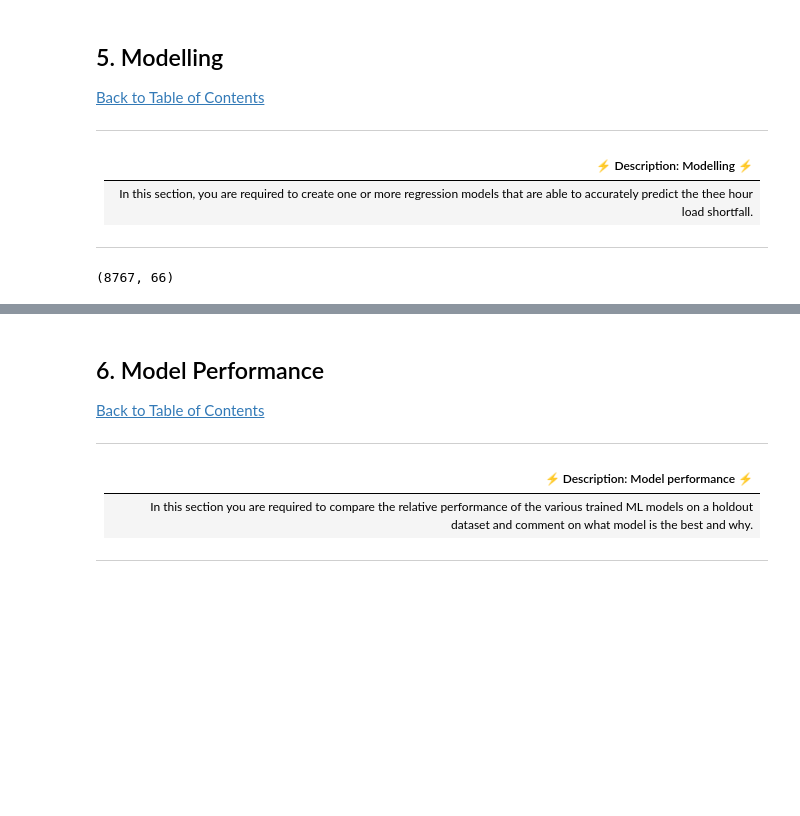
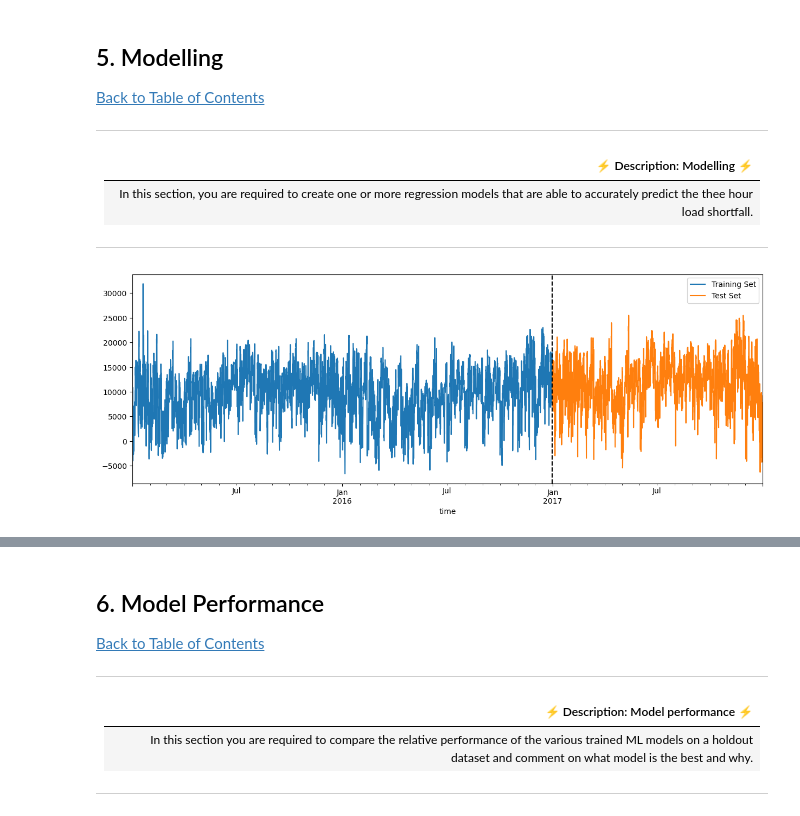
Before and after one commit to Marcel3333/TimeSeriesAnalysisProject, a Jupyter notebook: starter-notebook.ipynb, the cells around one changed output, grey strips where cells are left out. Saved outputs shown, nothing was run; the diff lists cells and outputs as text; code cells hidden in the pictures; blank space fills up the shorter version.

```diff
--- a/starter-notebook.ipynb
+++ b/starter-notebook.ipynb
@@ -284,5 +256,11 @@ plt.show()
 # remove missing values/ features
 # %%
 # create new features
+df_interpolated['hour'] = df_interpolated.index.hour
+df_interpolated['dayofweek'] = df_interpolated.index.dayofweek
+df_interpolated['quarter'] = df_interpolated.index.quarter
+df_interpolated['month'] = df_interpolated.index.month
+df_interpolated['year'] = df_interpolated.index.year
+df_interpolated['dayofyear'] = df_interpolated.index.dayofyear
 # %%
 # engineer existing features
@@ -325,6 +290,14 @@ df_interpolated.head()
 # %%
 # split data
 df_selected = df_interpolated.drop(["Bilbao_weather_id", "Unnamed: 0", "Barcelona_weather_id", "Seville_weather_id", "Madrid_weather_id", "Barcelona_pressure"], axis=1)
-df_selected.shape
+train = df_selected.loc[df_selected.index <= '2016-12-31 00:00:00']
+test = df_selected.loc[df_selected.index > '2016-12-31 00:00:00']
-# %% [output]
-(8767, 66)
+# %%
+fig, ax = plt.subplots(figsize = (15,5))
+train['load_shortfall_3h'].plot(ax=ax, label='Training Set')
+test['load_shortfall_3h'].plot(ax=ax, label = 'Test Set')
+ax.axvline('2016-12-31 00:00:00', color='black', ls='--')
+ax.legend(['Training Set', 'Test Set'])
+plt.show()
+# %% [output]
+[figure, added]
```
Also changed, not shown: parts of 8 cells of this notebook.
